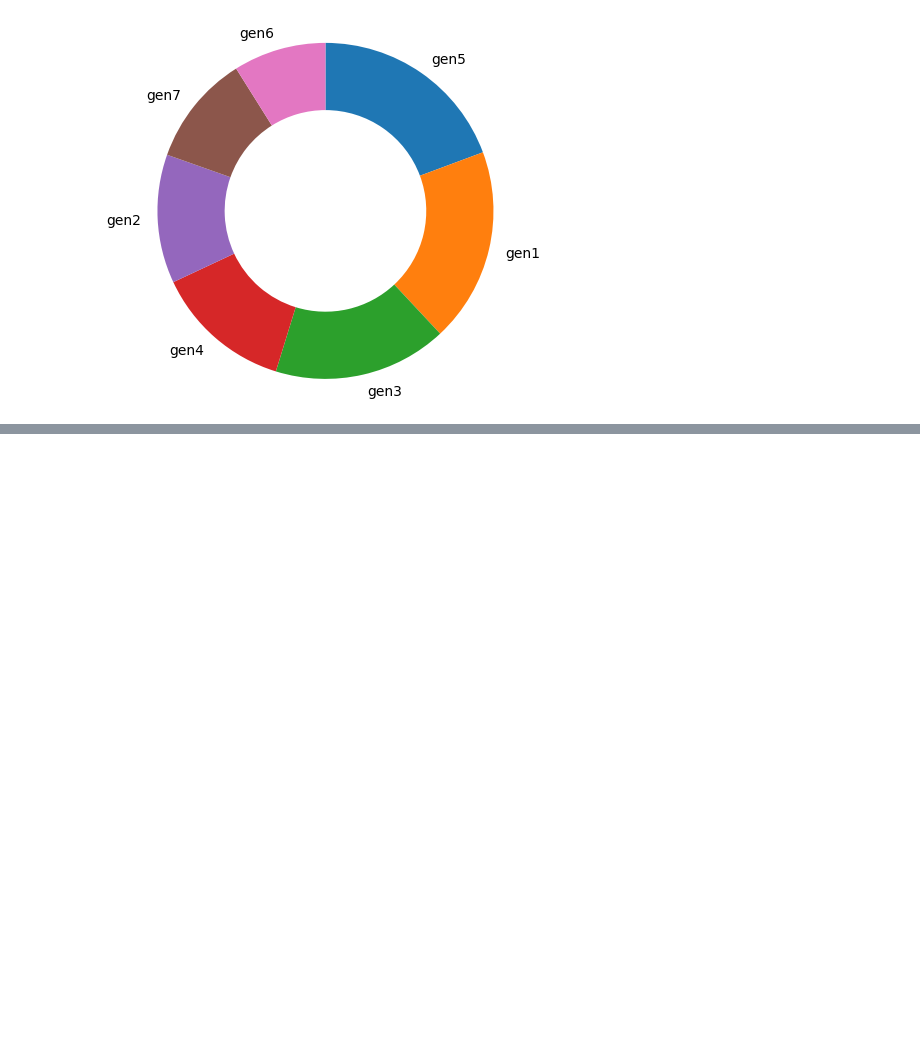
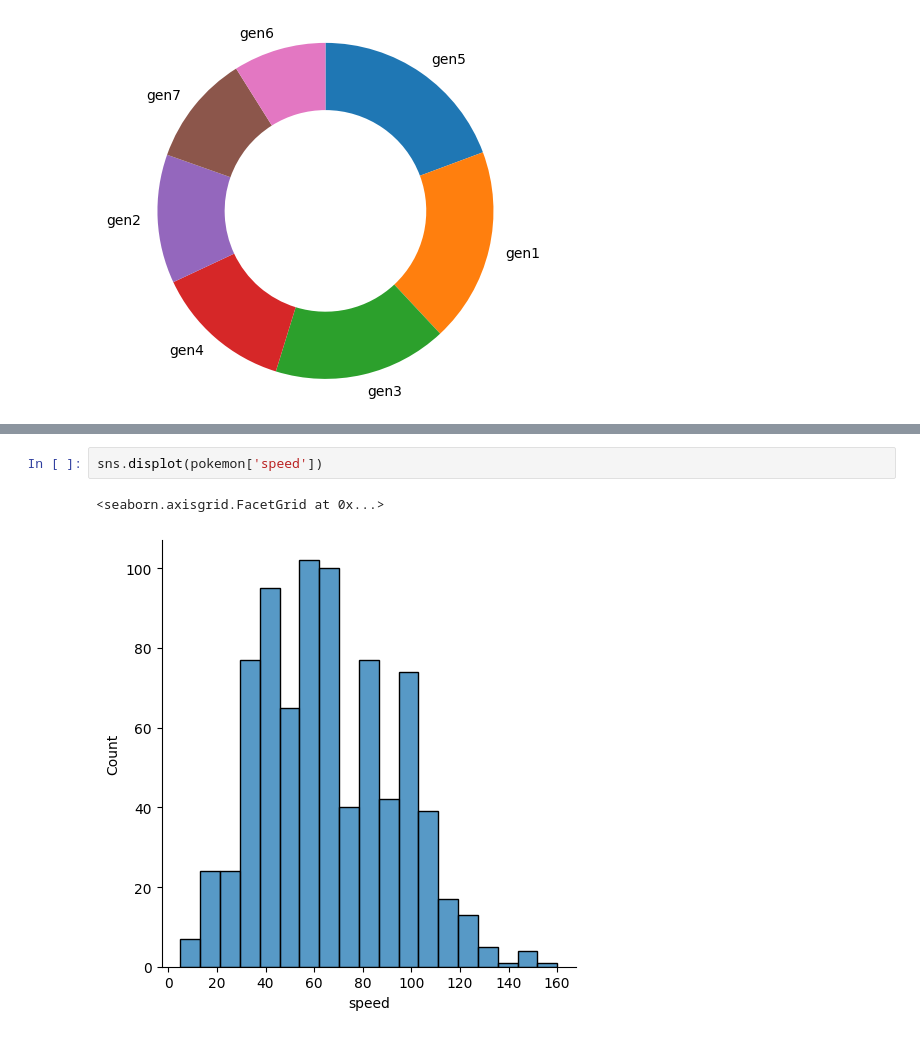
Before and after one commit to Awais-019/matplotlib-seaborn-introduction, a Jupyter notebook: index.ipynb, the cells around one changed output, grey strips where cells are left out. Cells and saved outputs as stored; diff of their text form; blank space fills up the shorter version.

```diff
--- a/index.ipynb
+++ b/index.ipynb
@@ -95,0 +103,5 @@ plt.axis('square');
+# %%
+sns.displot(pokemon['speed'])
+# %% [output]
+<seaborn.axisgrid.FacetGrid at 0x...>
+[figure, added]
```
Also changed, not shown: parts of 2 cells of this notebook.
